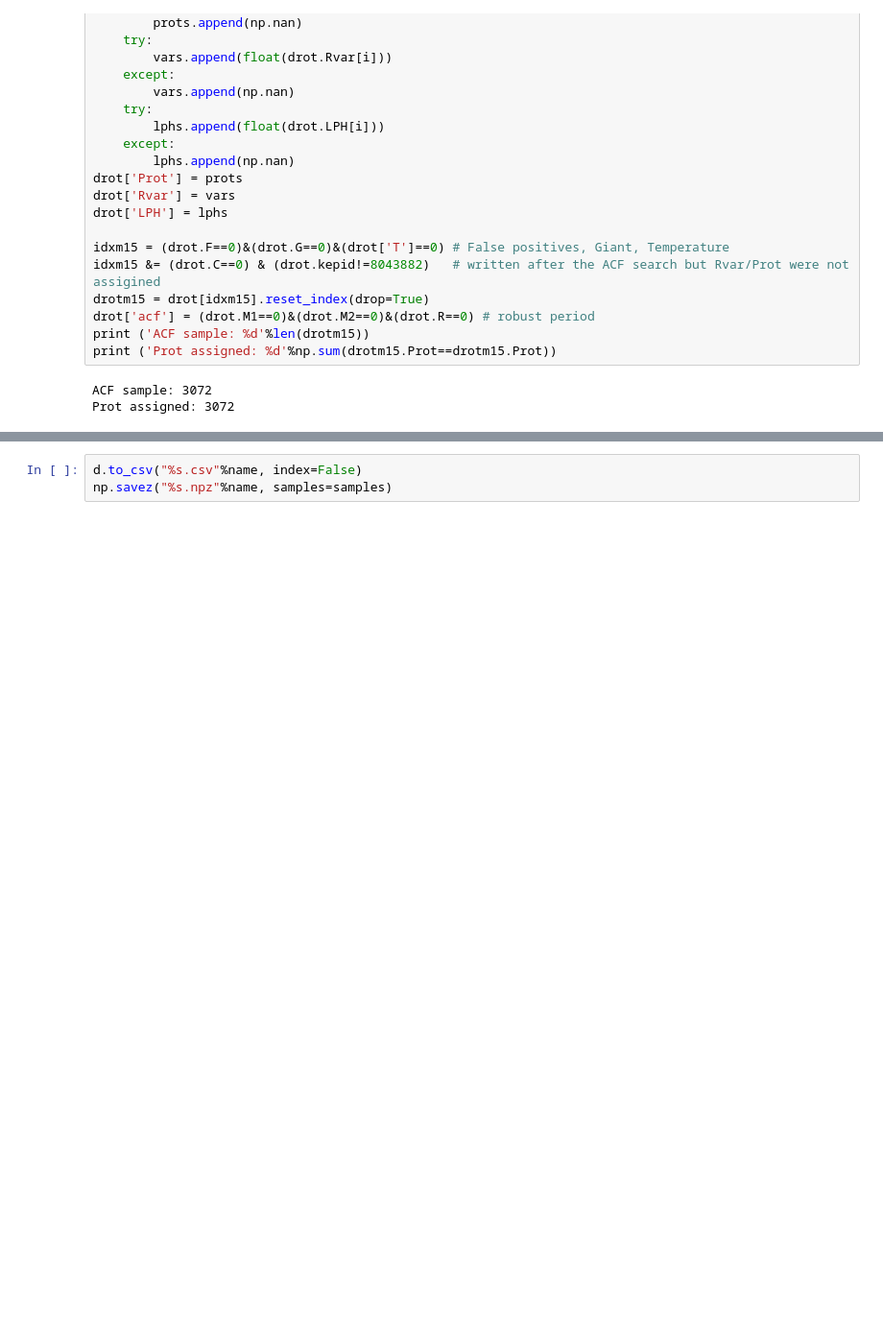
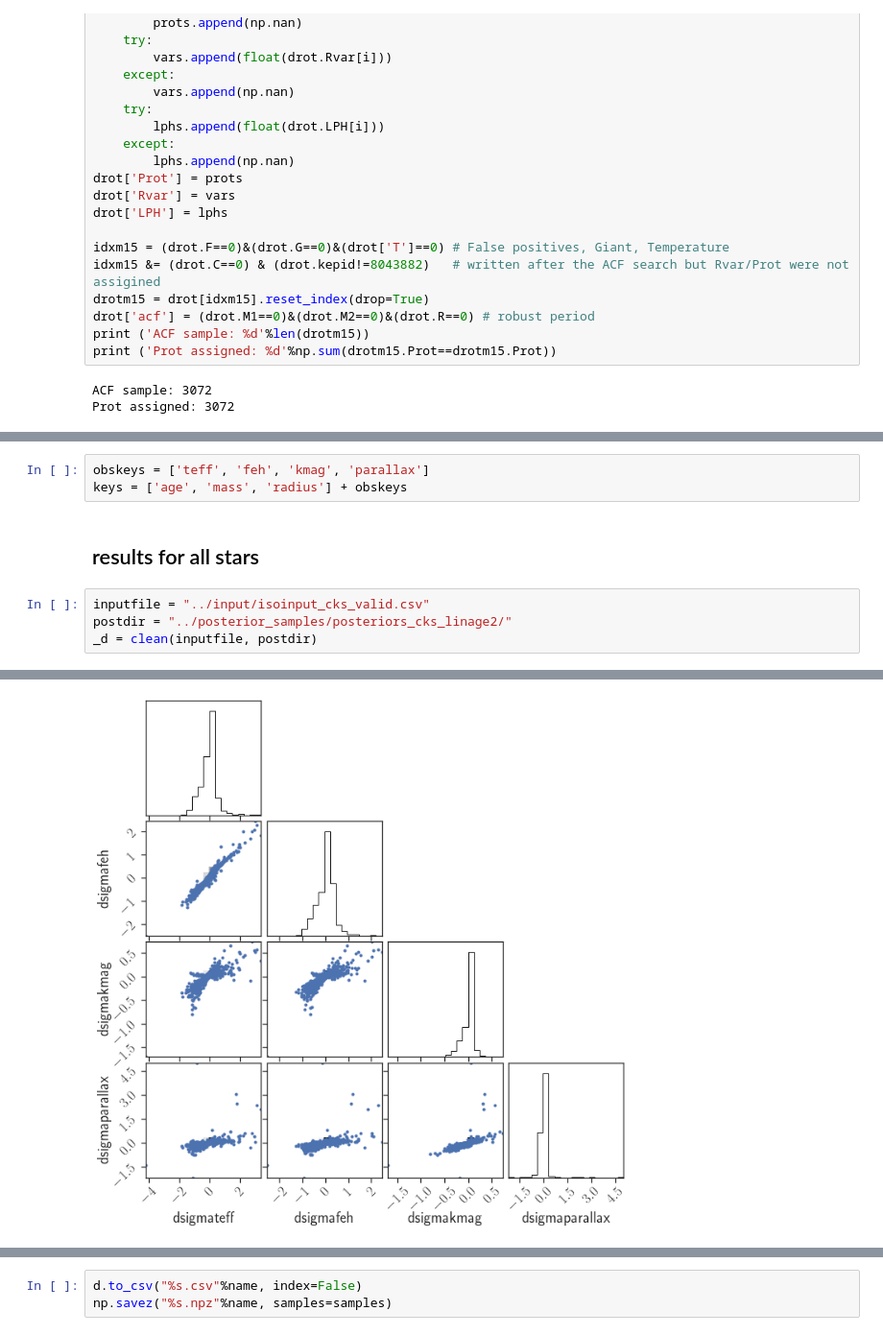
Before and after one commit to kemasuda/acheron, a Jupyter notebook: cks_frot/define_sample.ipynb, the cells around one changed output, grey strips where cells are left out. Shown at 96% size. Cells and saved outputs as stored; diff of their text form; blank space fills up the shorter version.

```diff
--- a/cks_frot/define_sample.ipynb
+++ b/cks_frot/define_sample.ipynb
@@ -109,3 +111,13 @@ def get_posterior_samples(d, postdir, agekey="age", n_samples=10000, use_gyro=Fa
         samples.append(np.array(dp)[:n_samples])
     samples = np.array(samples)
     return samples
+# %%
+obskeys = ['teff', 'feh', 'kmag', 'parallax']
+keys = ['age', 'mass', 'radius'] + obskeys
+# %% [markdown]
+## results for all stars
+# %%
+inputfile = "../input/isoinput_cks_valid.csv"
+postdir = "../posterior_samples/posteriors_cks_linage2/"
+_d = clean(inputfile, postdir)
+# %% [output]
@@ -111,0 +131 @@ def get_posterior_samples(d, postdir, agekey="age", n_samples=10000, use_gyro=Fa
+[figure, added]
```
Also changed, not shown: parts of 21 cells of this notebook, 9 other files.
